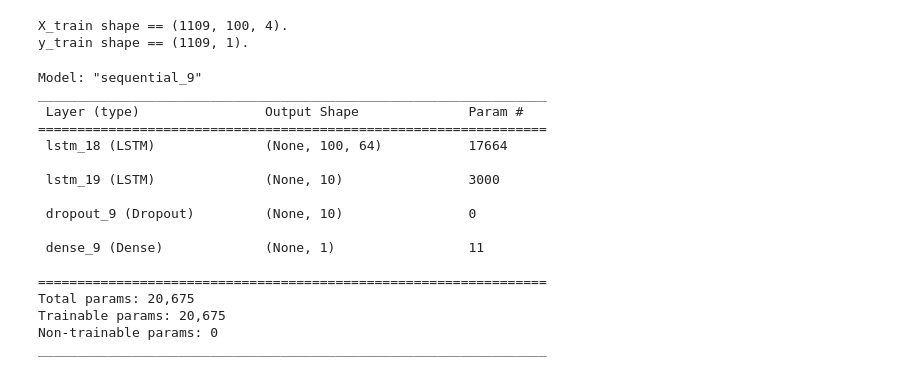
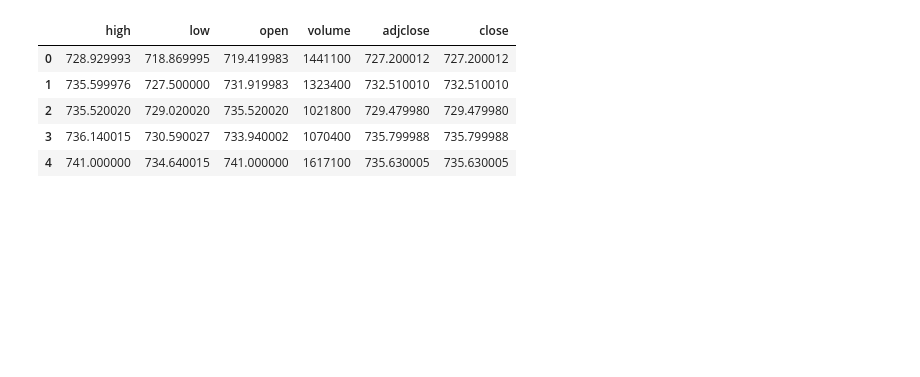
Before and after one commit to claytonhaley/forecast, a Jupyter notebook: model.ipynb, the cells around one changed output. Saved outputs shown, nothing was run; the diff lists cells and outputs as text; code cells hidden in the pictures; blank space fills up the shorter version.

```diff
--- a/model.ipynb
+++ b/model.ipynb
@@ -21,10 +24,16 @@ df.head()
 # %%
 import numpy as np
-from sklearn.preprocessing import StandardScaler
+from sklearn.preprocessing import MinMaxScaler
 
-dates = df['Date']
-df = df.drop('Date', axis=1)
-scaler = StandardScaler()
-final_df = scaler.fit_transform(df)
+dates = full_data['formatted_date']
+df = full_data[['high', 'low', 'open', 'volume', 'adjclose', 'close']]
+df.head()
+# %% [output]
+|  | high | low | open | volume | adjclose | close |
+| 0 | 728.929993 | 718.869995 | 719.419983 | 1441100 | 727.200012 | 727.200012 |
+| 1 | 735.599976 | 727.500000 | 731.919983 | 1323400 | 732.510010 | 732.510010 |
+| 2 | 735.520020 | 729.020020 | 735.520020 | 1021800 | 729.479980 | 729.479980 |
+| 3 | 736.140015 | 730.590027 | 733.940002 | 1070400 | 735.799988 | 735.799988 |
+| 4 | 741.000000 | 734.640015 | 741.000000 | 1617100 | 735.630005 | 735.630005 |
 # %%
 def _create_dataset(dataset, future_days, past_days):
@@ -42,36 +59,0 @@ def _create_dataset(dataset, future_days, past_days):
-# %%
-X_train, y_train = _create_dataset(final_df, 30, 100)
-# %% [output]
-X_train shape == (1109, 100, 4).
-y_train shape == (1109, 1).
-# %%
-from keras.models import Sequential
-from keras.layers import LSTM, Dense, Dropout
-from tensorflow.keras.optimizers import Adam
-
-model = Sequential()
-model.add(LSTM(64, activation='relu', input_shape=(100, final_df.shape[1]-1), return_sequences=True))
-model.add(LSTM(10, activation='relu', return_sequences=False))
-model.add(Dropout(0.2))
-model.add(Dense(1))
-
-model.compile(optimizer = Adam(learning_rate=0.01), loss='mean_squared_error')
-model.summary()
-# %% [output]
-Model: "sequential_9"
-_________________________________________________________________
- Layer (type)                Output Shape              Param #
-=================================================================
- lstm_18 (LSTM)              (None, 100, 64)           17664
-
- lstm_19 (LSTM)              (None, 10)                3000
-
- dropout_9 (Dropout)         (None, 10)                0
-
- dense_9 (Dense)             (None, 1)                 11
-
-=================================================================
-Total params: 20,675
-Trainable params: 20,675
-Non-trainable params: 0
-_________________________________________________________________
```
Also changed, not shown: parts of 19 cells of this notebook, 19 other files.
